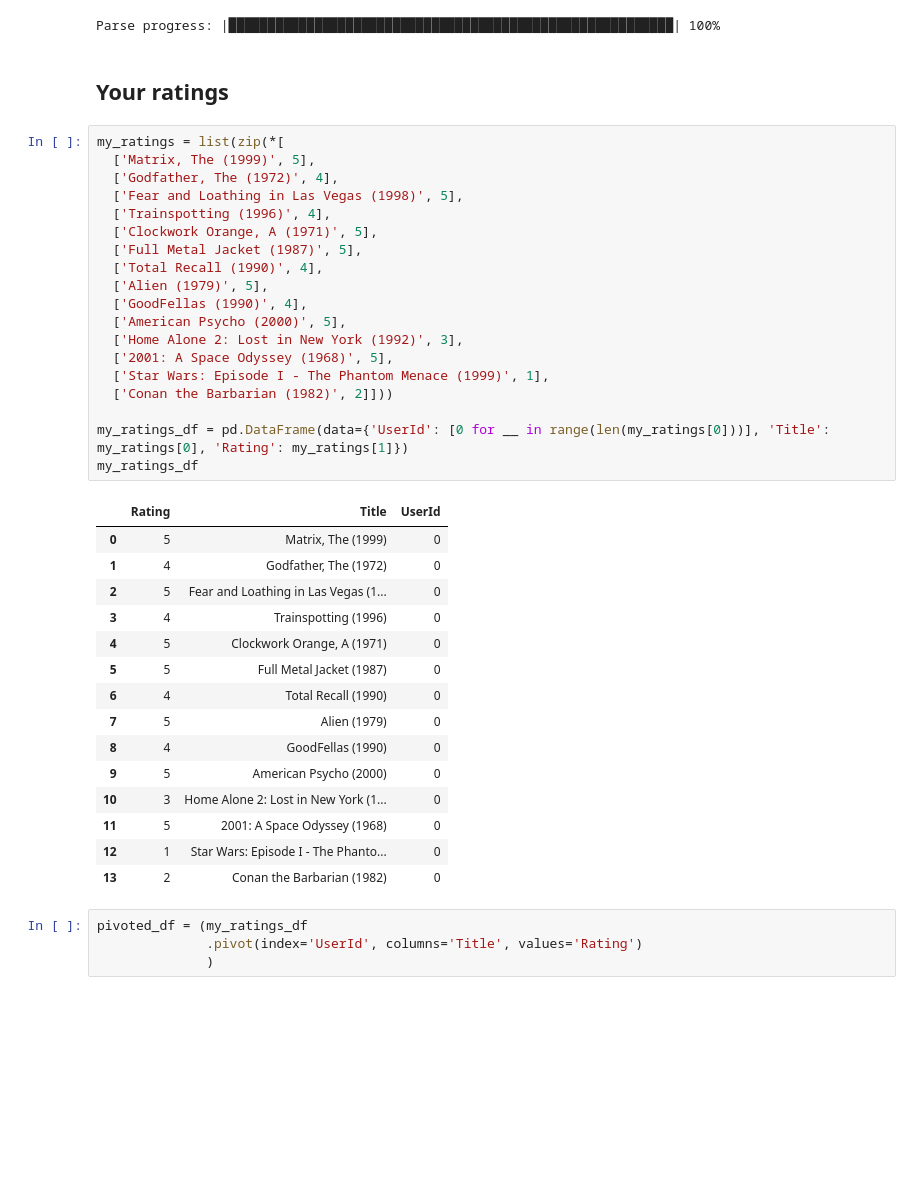
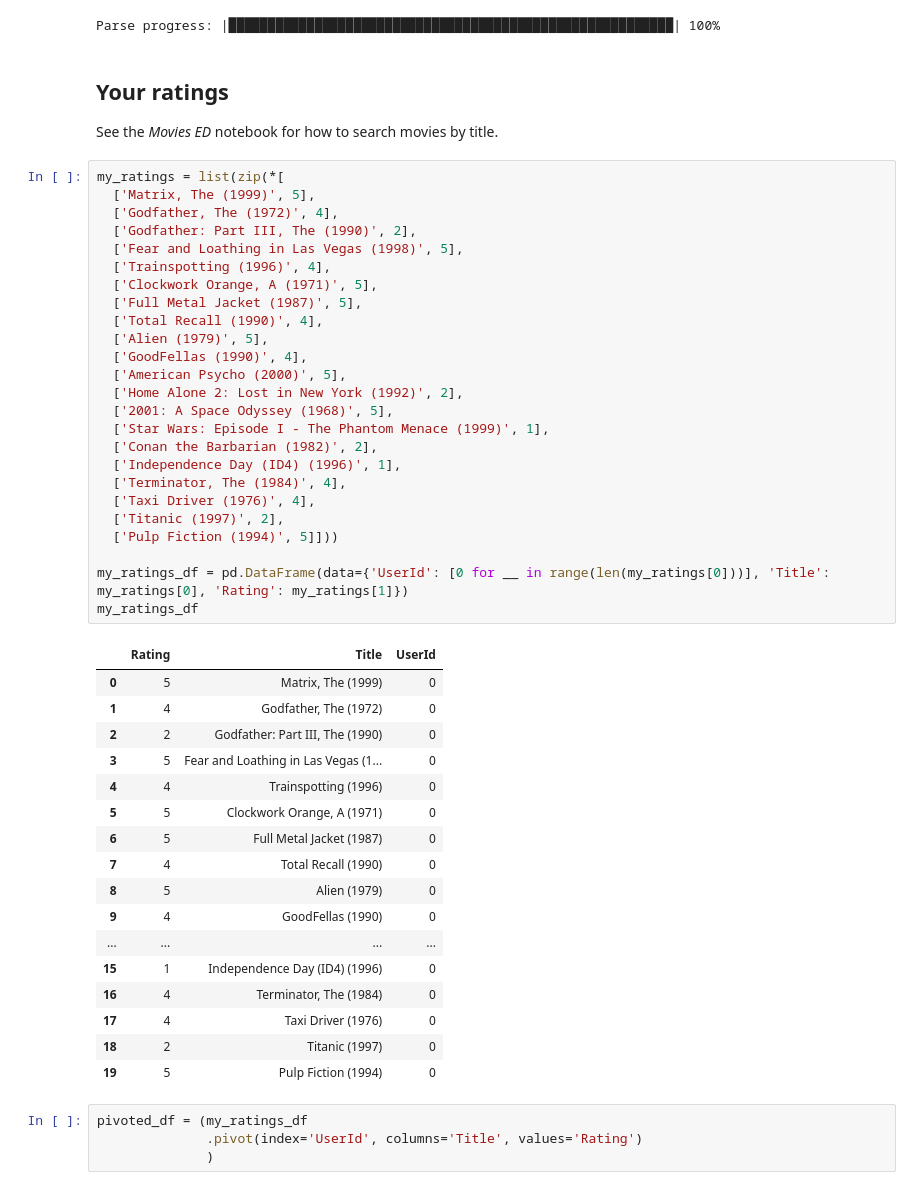
Before and after one commit to lambdaofgod/matrix-factorization, a Jupyter notebook: notebooks/h2o GLRM.ipynb, the cells around one changed output. Saved outputs shown, nothing was run; the diff lists cells and outputs as text; blank space fills up the shorter version.

```diff
--- a/notebooks/h2o GLRM.ipynb
+++ b/notebooks/h2o GLRM.ipynb
@@ -74,43 +69,53 @@ ratings_frame = (h2o.H2OFrame(pd_ratings_frame,
                   na_strings=['nan']))
 # %% [output]
 Parse progress: |█████████████████████████████████████████████████████████| 100%
-# %% [markdown]
-## Your ratings
+# %% [markdown]
+## Your ratings
+
+See the *Movies ED* notebook for how to search movies by title.
 # %%
 my_ratings = list(zip(*[
   ['Matrix, The (1999)', 5],
   ['Godfather, The (1972)', 4],
+  ['Godfather: Part III, The (1990)', 2],
   ['Fear and Loathing in Las Vegas (1998)', 5],
   ['Trainspotting (1996)', 4],
   ['Clockwork Orange, A (1971)', 5],
   ['Full Metal Jacket (1987)', 5],
   ['Total Recall (1990)', 4],
   ['Alien (1979)', 5],
   ['GoodFellas (1990)', 4],
   ['American Psycho (2000)', 5],
-  ['Home Alone 2: Lost in New York (1992)', 3],
+  ['Home Alone 2: Lost in New York (1992)', 2],
   ['2001: A Space Odyssey (1968)', 5],
   ['Star Wars: Episode I - The Phantom Menace (1999)', 1],
-  ['Conan the Barbarian (1982)', 2]]))
+  ['Conan the Barbarian (1982)', 2],
+  ['Independence Day (ID4) (1996)', 1],
+  ['Terminator, The (1984)', 4],
+  ['Taxi Driver (1976)', 4],
+  ['Titanic (1997)', 2],
+  ['Pulp Fiction (1994)', 5]]))
 
 my_ratings_df = pd.DataFrame(data={'UserId': [0 for __ in range(len(my_ratings[0]))], 'Title': my_ratings[0], 'Rating': my_ratings[1]})
 my_ratings_df
 # %% [output]
 |  | Rating | Title | UserId |
 | 0 | 5 | Matrix, The (1999) | 0 |
 | 1 | 4 | Godfather, The (1972) | 0 |
-| 2 | 5 | Fear and Loathing in Las Vegas (1... | 0 |
-| 3 | 4 | Trainspotting (1996) | 0 |
-| 4 | 5 | Clockwork Orange, A (1971) | 0 |
-| 5 | 5 | Full Metal Jacket (1987) | 0 |
-| 6 | 4 | Total Recall (1990) | 0 |
-| 7 | 5 | Alien (1979) | 0 |
-| 8 | 4 | GoodFellas (1990) | 0 |
-| 9 | 5 | American Psycho (2000) | 0 |
-| 10 | 3 | Home Alone 2: Lost in New York (1... | 0 |
-| 11 | 5 | 2001: A Space Odyssey (1968) | 0 |
-| 12 | 1 | Star Wars: Episode I - The Phanto... | 0 |
-| 13 | 2 | Conan the Barbarian (1982) | 0 |
+| 2 | 2 | Godfather: Part III, The (1990) | 0 |
+| 3 | 5 | Fear and Loathing in Las Vegas (1... | 0 |
+| 4 | 4 | Trainspotting (1996) | 0 |
+| 5 | 5 | Clockwork Orange, A (1971) | 0 |
+| 6 | 5 | Full Metal Jacket (1987) | 0 |
+| 7 | 4 | Total Recall (1990) | 0 |
+| 8 | 5 | Alien (1979) | 0 |
+| 9 | 4 | GoodFellas (1990) | 0 |
+| ... | ... | ... | ... |
+| 15 | 1 | Independence Day (ID4) (1996) | 0 |
+| 16 | 4 | Terminator, The (1984) | 0 |
+| 17 | 4 | Taxi Driver (1976) | 0 |
+| 18 | 2 | Titanic (1997) | 0 |
+| 19 | 5 | Pulp Fiction (1994) | 0 |
 # %%
 pivoted_df = (my_ratings_df
               .pivot(index='UserId', columns='Title', values='Rating')
```
Also changed, not shown: parts of 15 cells of this notebook, 3 other files.
